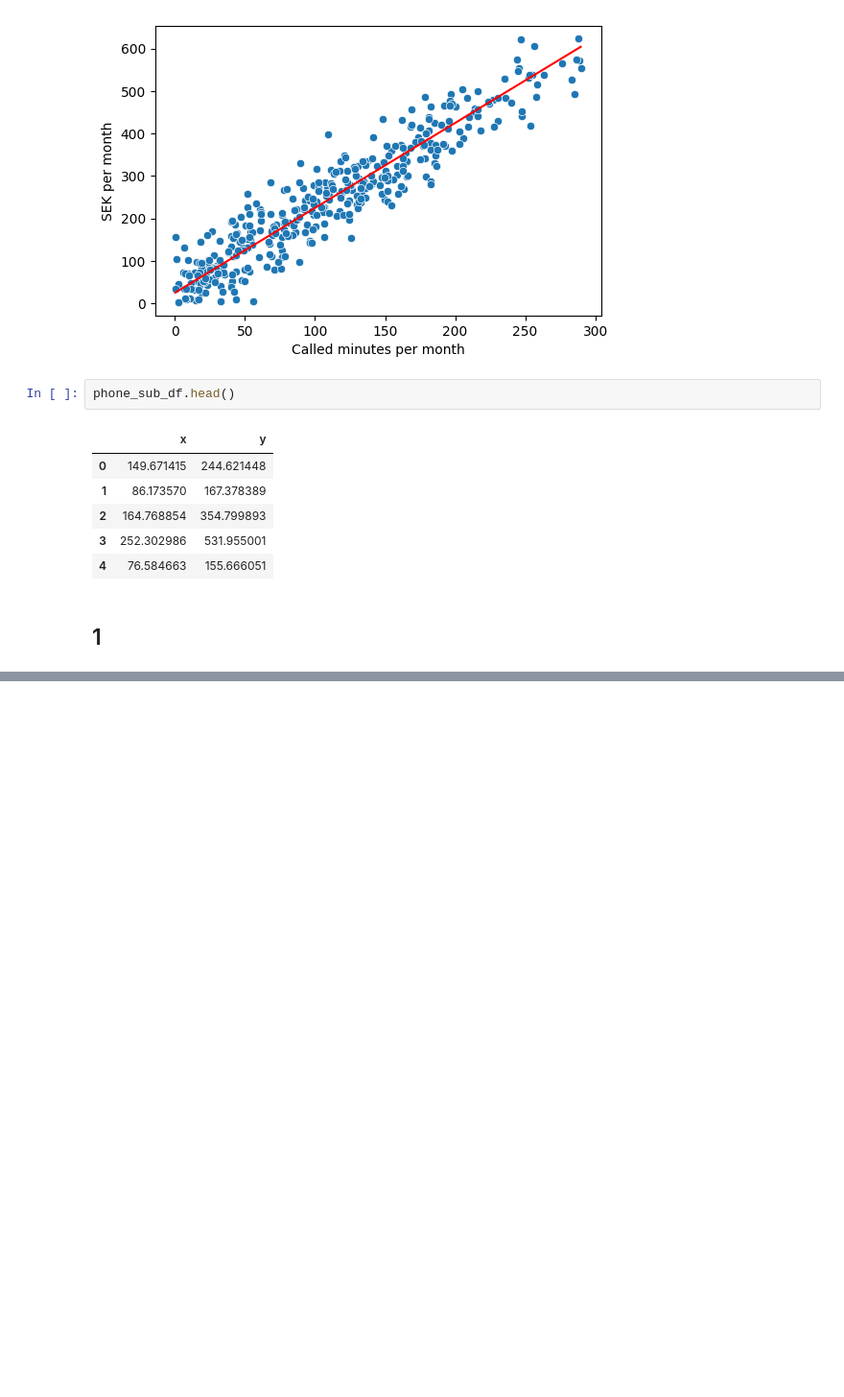
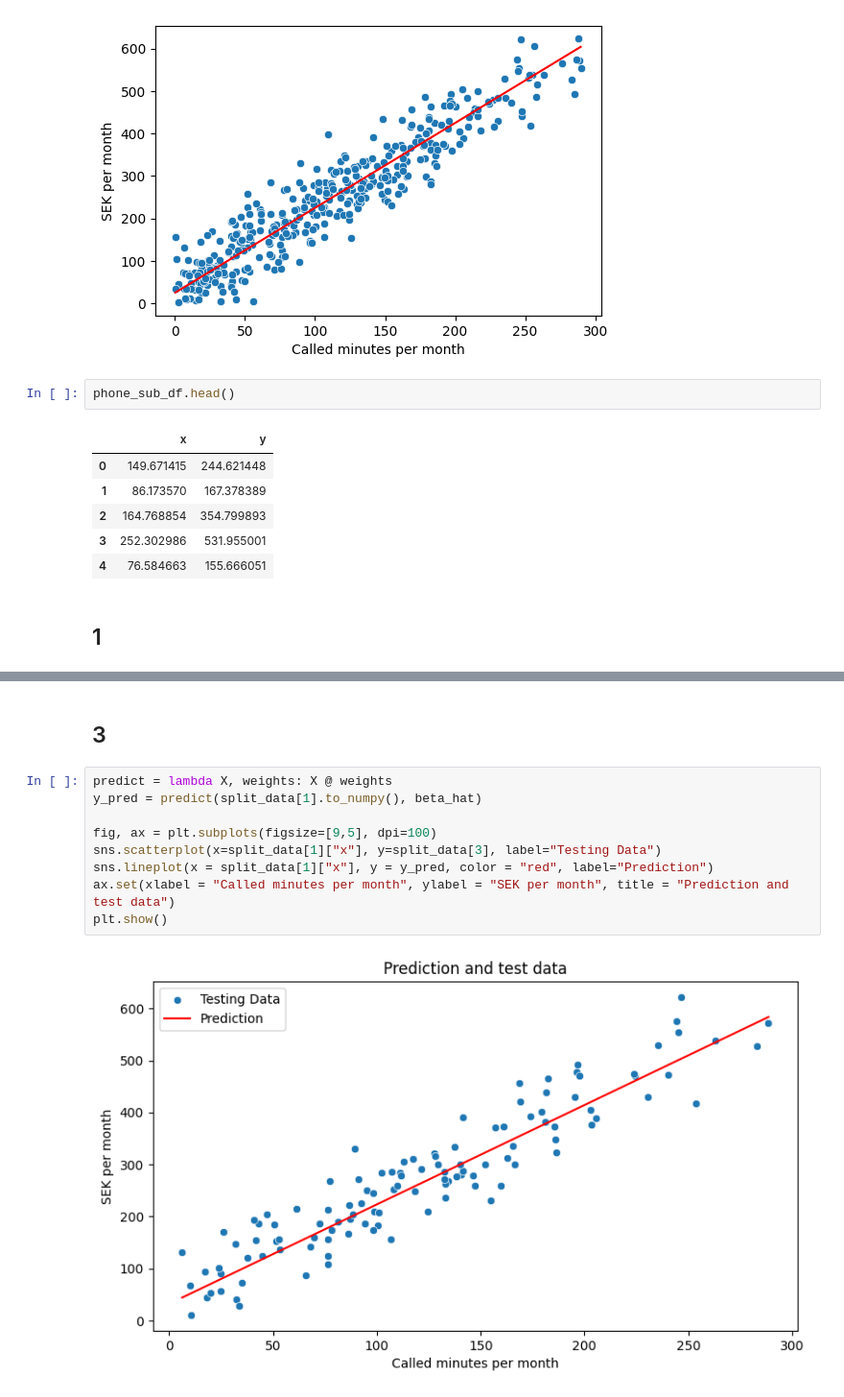
Before and after one commit to cseander/Maskininlarning-Christopher-Seander, a Jupyter notebook: Exercises/Exercise_0.ipynb, the cells around one changed output, grey strips where cells are left out. Shown at 96% size. Cells and saved outputs as stored; diff of their text form; blank space fills up the shorter version.

```diff
--- a/Exercises/Exercise_0.ipynb
+++ b/Exercises/Exercise_0.ipynb
@@ -70,0 +82,13 @@ Name: x, Length: 115, dtype: float64
+# %% [markdown]
+## 3
+# %%
+predict = lambda X, weights: X @ weights
+y_pred = predict(split_data[1].to_numpy(), beta_hat)
+
+fig, ax = plt.subplots(figsize=[9,5], dpi=100)
+sns.scatterplot(x=split_data[1]["x"], y=split_data[3], label="Testing Data")
+sns.lineplot(x = split_data[1]["x"], y = y_pred, color = "red", label="Prediction")
+ax.set(xlabel = "Called minutes per month", ylabel = "SEK per month", title = "Prediction and test data")
+plt.show()
+# %% [output]
+[figure, added]
```
Also changed, not shown: parts of 4 cells of this notebook.
